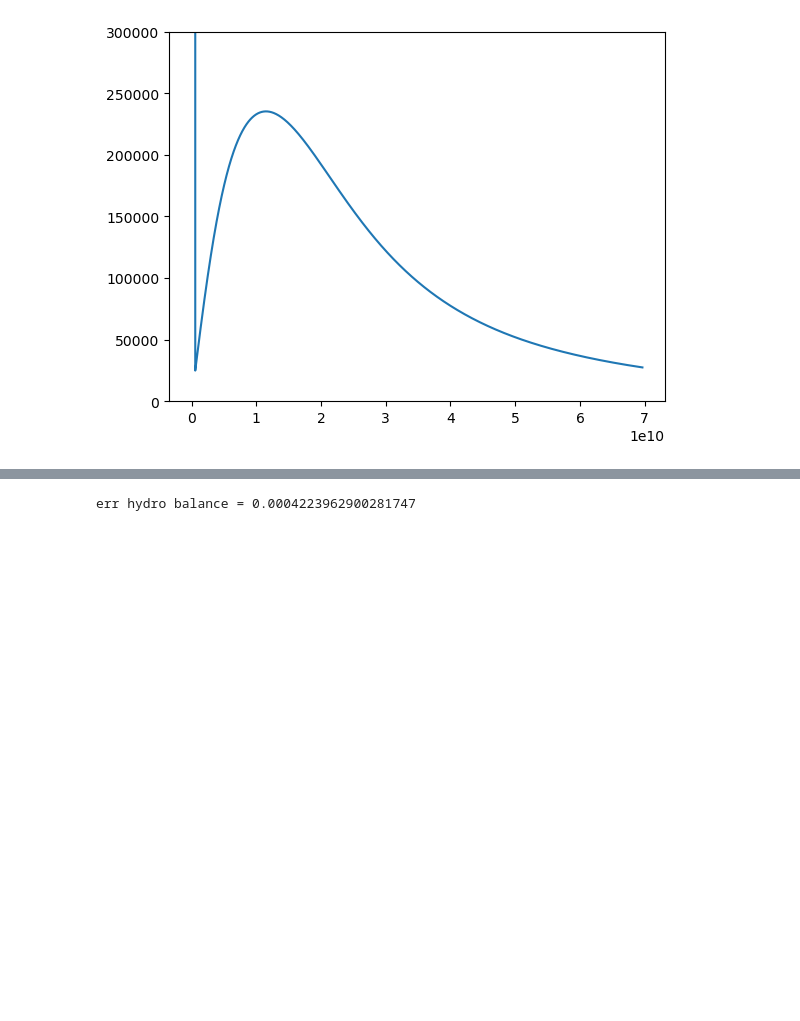
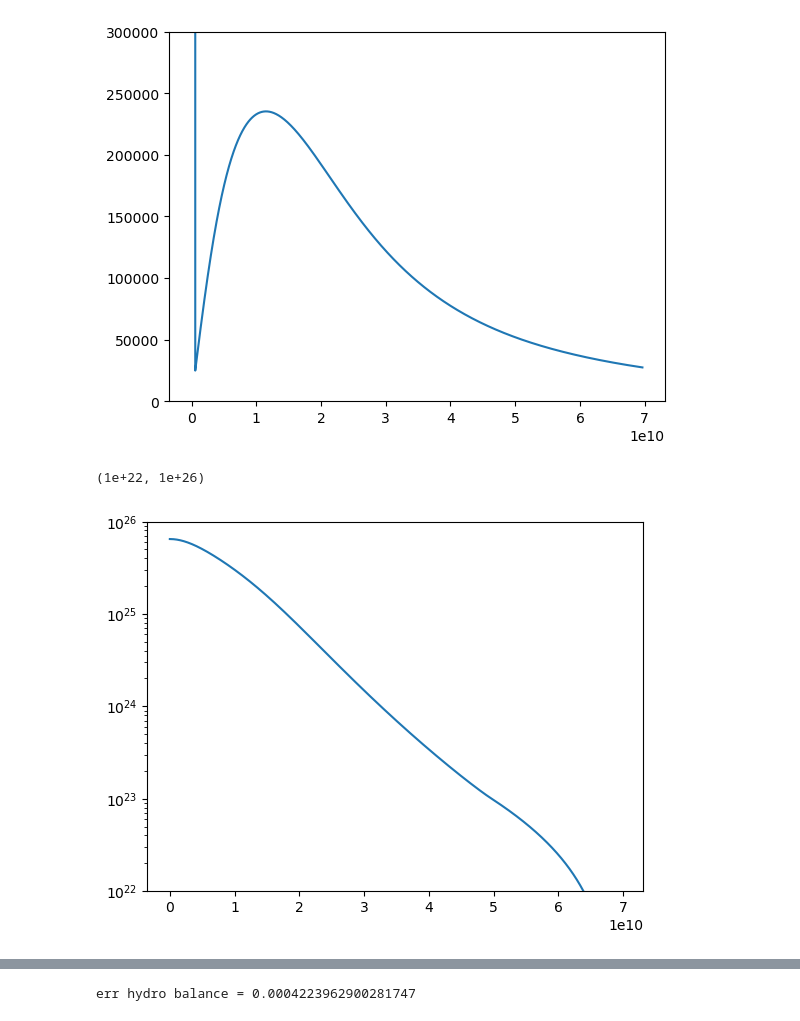
Before and after one commit to illorenzo7/Research_Notes, a Jupyter notebook: Model_S/Text_to_Binary.ipynb, the cells around one changed output, grey strips where cells are left out. Saved outputs shown, nothing was run; the diff lists cells and outputs as text; code cells hidden in the pictures; blank space fills up the shorter version.

```diff
--- a/Model_S/Text_to_Binary.ipynb
+++ b/Model_S/Text_to_Binary.ipynb
@@ -168,8 +168,18 @@ di.delta = profs2[11] # coeff. vol. expansion: -(dlnrho/dlnT)_p
 di.c_p = profs2[12] # pressure specific heat
 di.mue = 1./profs2[13] # mean mol. weight of electrons
 amu = 1.66054e-24
-di.ne = 1/(amu*di.mue)
+di.Ne = 1/(amu*di.mue) # no. electrons per unit mass
+di.ne = di.Ne*di.rho # n_e: no. electrons per cm^3
 di.dsdr = di.c_p/di.rr*profs2[14] # profs2[14] = 1 / gam1 * dlnP/dlnr - dlnrho/dlnr
             # = (dlnrho/dlnr)_ad - dlnrho/dlnr
 di.nsq = di.dsdr*di.grav/di.c_p
 di.zfrac = profs[16]
+# %%
+# plot electron density---for Coulomb logarithm
+plt.figure()
+plt.plot(di.rr, di.ne)
+plt.yscale('log')
+plt.ylim(1e22, 1e26)
+# %% [output]
+(1e+22, 1e+26)
+[figure, added]
```
Also changed, not shown: parts of 4 cells of this notebook, 3 other files.
